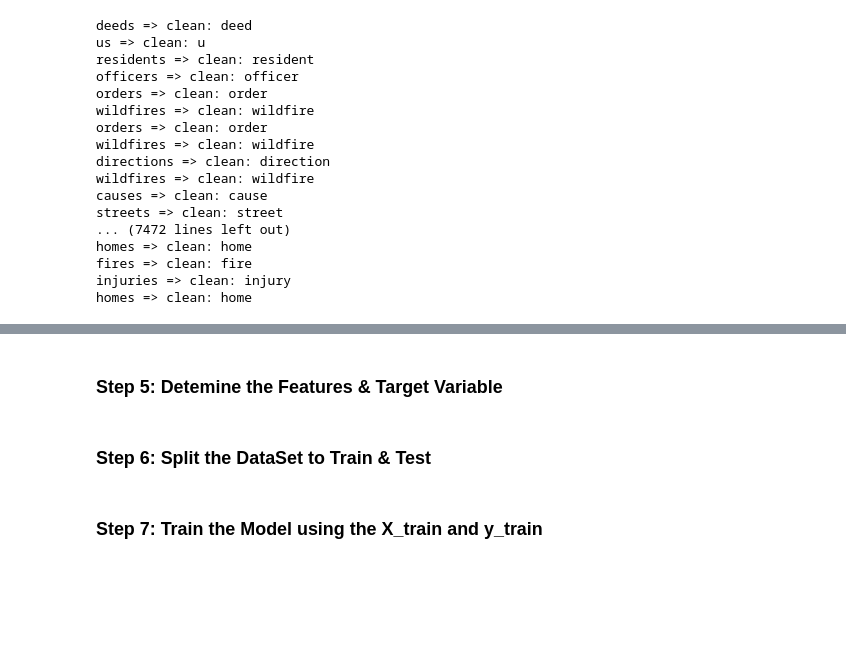
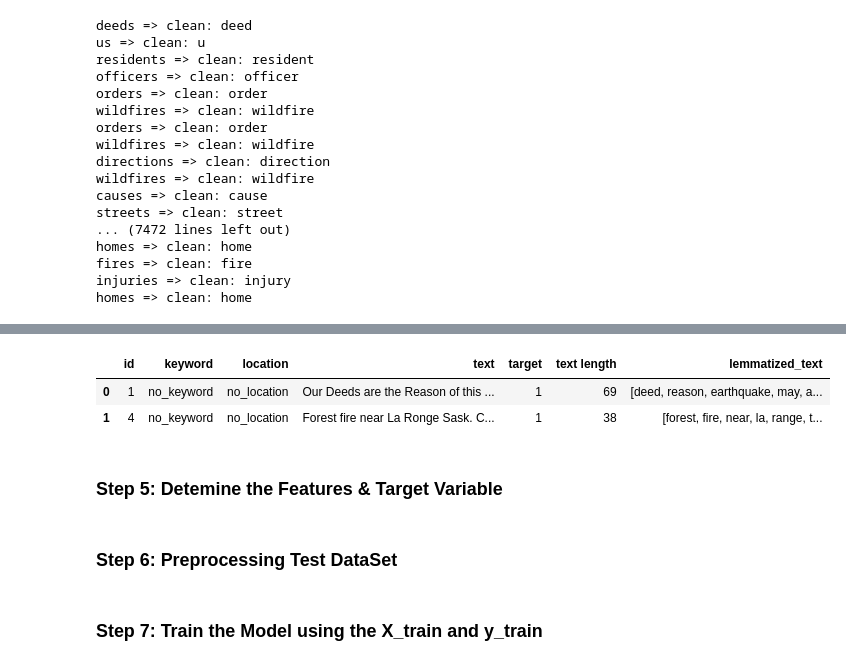
Before and after one commit to Naderiii/Natural-Language-Processing-with-Disaster-Tweets, a Jupyter notebook: Disaster_Tweets_NLP.ipynb, the cells around one changed output, grey strips where cells are left out. Cells and saved outputs as stored; diff of their text form; code cells hidden in the pictures; blank space fills up the shorter version.

Commit message:
drop unnecessary cols and save dataset

```diff
--- a/Disaster_Tweets_NLP.ipynb
+++ b/Disaster_Tweets_NLP.ipynb
@@ -370,0 +379,7 @@ homes => clean: home
+# %%
+train_data.drop(['clean_text_newline', 'clean_text_tab', 'clean_text_witheSpace',
+       'clean_text_ascii', 'clean_text_tags', 'clean_text_unwanted_punc',
+       'clean_unwanted_digit', 'clean_stop_words_tokens',
+       'clean_text_Repeated_characters', 'clean_text_autocorrect'], axis=1 , inplace=True)
+
+train_data.rename({'lemmatize_text': 'clean_text'}, axis=1 , inplace=True)
@@ -371,7 +389,13 @@ homes => clean: home
+# %%
+train_data.head(2)
+# %% [output]
+|  | id | keyword | location | text | target | text length | lemmatized_text |
+| 0 | 1 | no_keyword | no_location | Our Deeds are the Reason of this ... | 1 | 69 | [deed, reason, earthquake, may, a... |
+| 1 | 4 | no_keyword | no_location | Forest fire near La Ronge Sask. C... | 1 | 38 | [forest, fire, near, la, range, t... |
 # %% [markdown]
 ### Step 5: Detemine the Features & Target Variable
 # %% [markdown]
-### Step 6: Split the DataSet to Train & Test
+### Step 6: Preprocessing Test DataSet
 # %% [markdown]
 ### Step 7: Train the Model using the X_train and y_train
 # %% [markdown]
```
Also changed, not shown: parts of 5 cells of this notebook, 1 other file.
